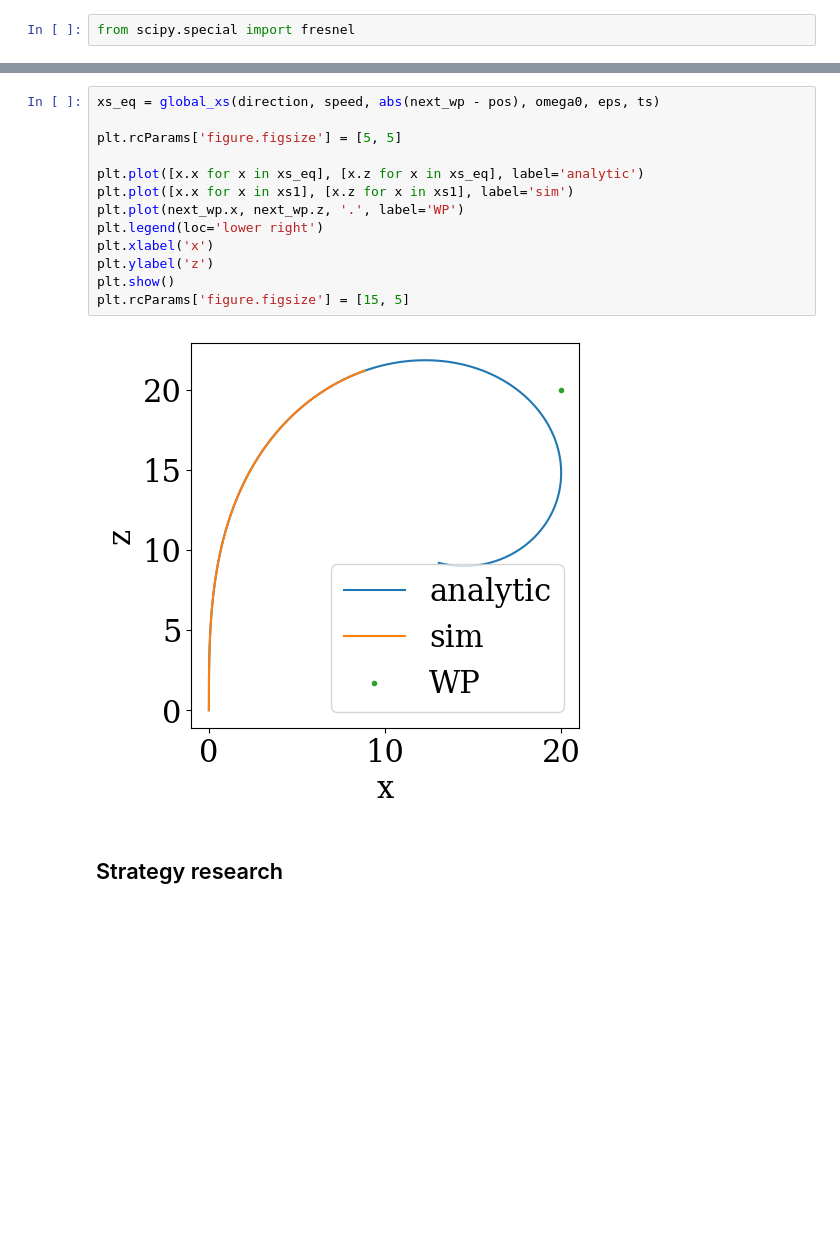
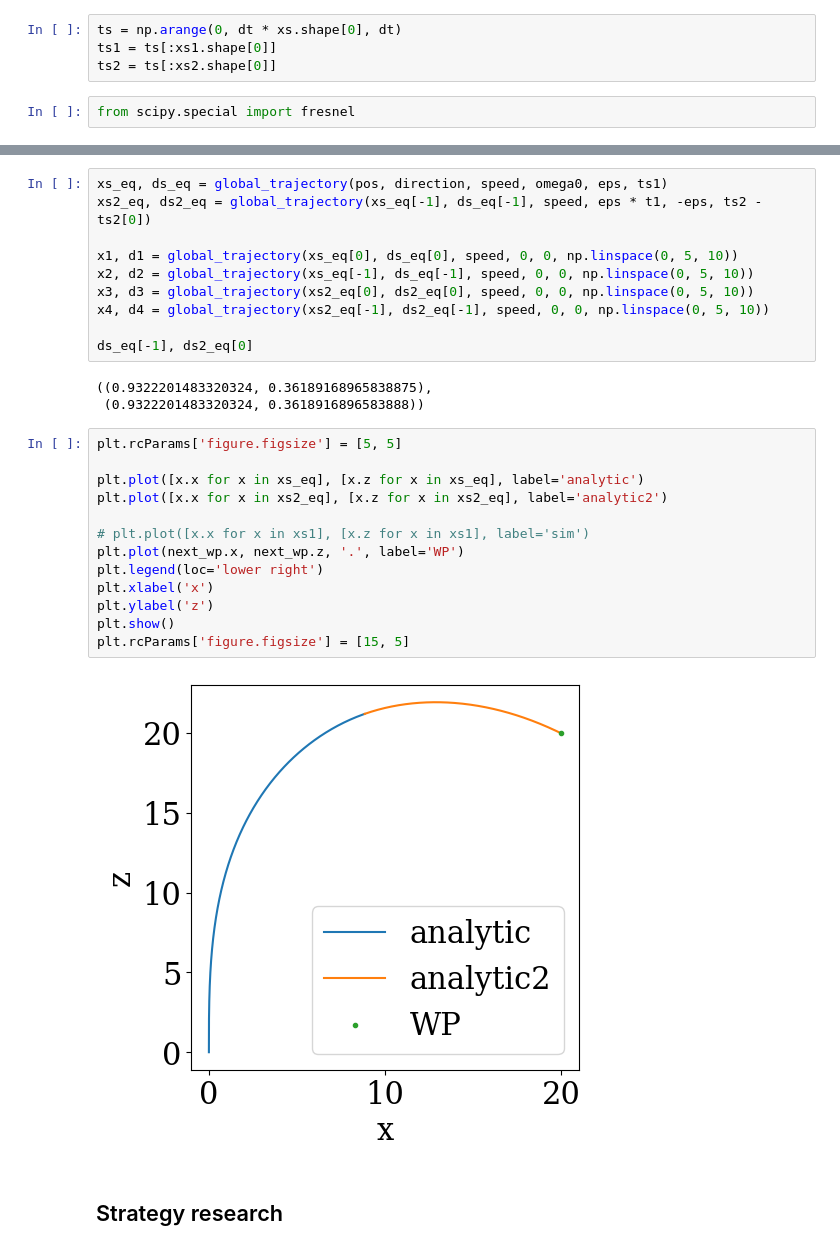
Before and after one commit to TirelessRock/3D-nav-research, a Jupyter notebook: ship-movement-simulation-lab.ipynb, the cells around one changed output, grey strips where cells are left out. Saved outputs shown, nothing was run; the diff lists cells and outputs as text; blank space fills up the shorter version.

Commit message:
correct chaining of fresnel curves

```diff
--- a/ship-movement-simulation-lab.ipynb
+++ b/ship-movement-simulation-lab.ipynb
@@ -238,5 +238,9 @@ plt.rcParams['figure.figsize'] = [15, 5]
 [figure]
 # %% [markdown]
 ## Analytical solution
+# %%
+ts = np.arange(0, dt * xs.shape[0], dt)
+ts1 = ts[:xs1.shape[0]]
+ts2 = ts[:xs2.shape[0]]
 # %%
 from scipy.special import fresnel
@@ -257,17 +294,30 @@ def global_xs(direction, speed, distance, omega, eps, t):
+# %%
+xs_eq, ds_eq = global_trajectory(pos, direction, speed, omega0, eps, ts1)
+xs2_eq, ds2_eq = global_trajectory(xs_eq[-1], ds_eq[-1], speed, eps * t1, -eps, ts2 - ts2[0])
+
+x1, d1 = global_trajectory(xs_eq[0], ds_eq[0], speed, 0, 0, np.linspace(0, 5, 10))
+x2, d2 = global_trajectory(xs_eq[-1], ds_eq[-1], speed, 0, 0, np.linspace(0, 5, 10))
+x3, d3 = global_trajectory(xs2_eq[0], ds2_eq[0], speed, 0, 0, np.linspace(0, 5, 10))
+x4, d4 = global_trajectory(xs2_eq[-1], ds2_eq[-1], speed, 0, 0, np.linspace(0, 5, 10))
+
+ds_eq[-1], ds2_eq[0]
+# %% [output]
+((0.9322201483320324, 0.36189168965838875),
+ (0.9322201483320324, 0.3618916896583888))
 # %%
-xs_eq = global_xs(direction, speed, abs(next_wp - pos), omega0, eps, ts)
-
 plt.rcParams['figure.figsize'] = [5, 5]
 
 plt.plot([x.x for x in xs_eq], [x.z for x in xs_eq], label='analytic')
-plt.plot([x.x for x in xs1], [x.z for x in xs1], label='sim')
+plt.plot([x.x for x in xs2_eq], [x.z for x in xs2_eq], label='analytic2')
+
+# plt.plot([x.x for x in xs1], [x.z for x in xs1], label='sim')
 plt.plot(next_wp.x, next_wp.z, '.', label='WP')
 plt.legend(loc='lower right')
 plt.xlabel('x')
 plt.ylabel('z')
 plt.show()
 plt.rcParams['figure.figsize'] = [15, 5]
 # %% [output]
-[figure, old version]
+[figure, new version]
 # %% [markdown]
 ## Strategy research
```
Also changed, not shown: parts of 6 cells of this notebook, 2 other files.
